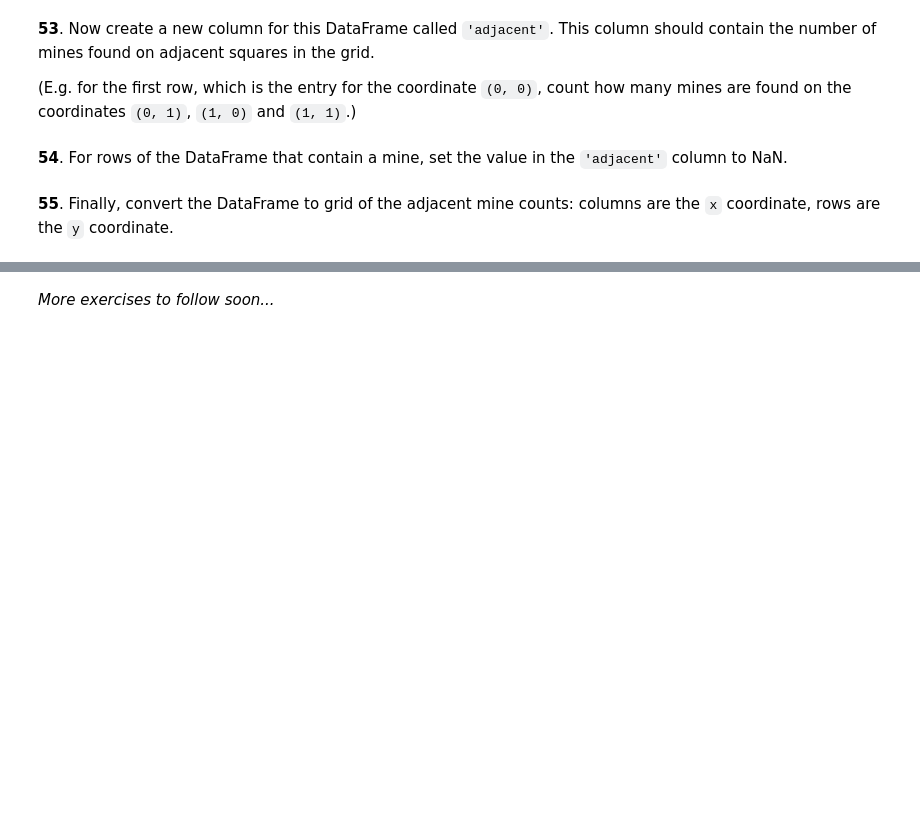
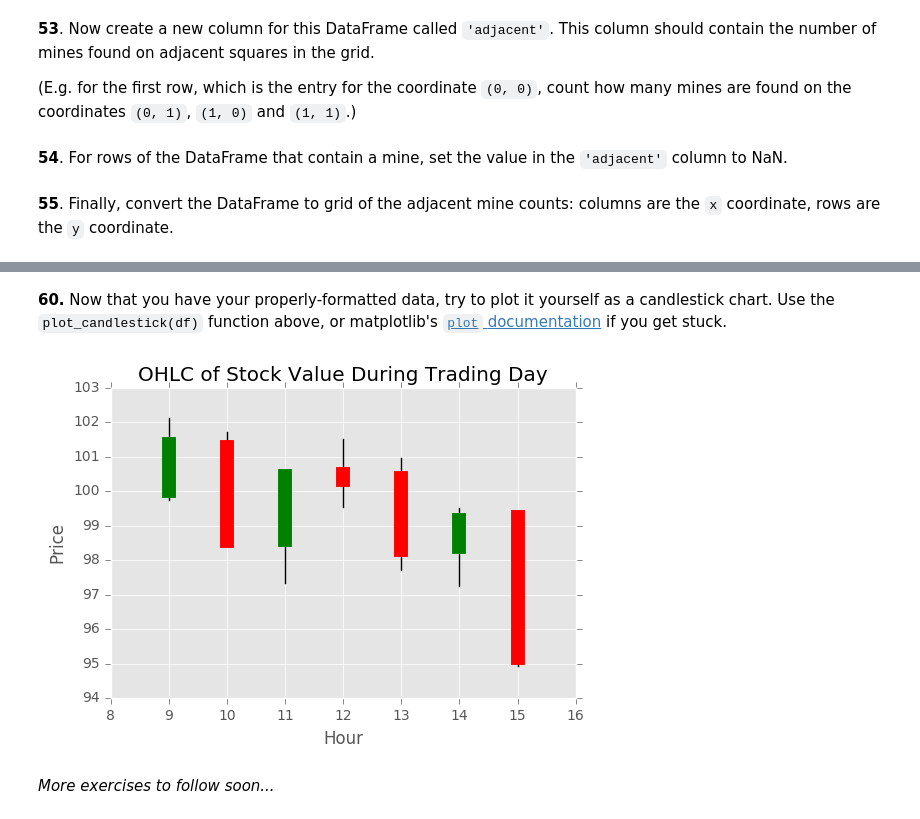
Before and after one commit to ajcr/100-pandas-puzzles, a Jupyter notebook: 100-pandas-puzzles-with-solutions.ipynb, the cells around one changed output, grey strips where cells are left out. Drawn from its saved outputs; the diff is of its cells as text; code cells hidden in the pictures; blank space fills up the shorter version.

````diff
--- a/100-pandas-puzzles-with-solutions.ipynb
+++ b/100-pandas-puzzles-with-solutions.ipynb
@@ -533,0 +660,3 @@ df.drop('mine', axis=1)\
+# %%
+df = day_stock_data()
+df.head()
@@ -533,0 +670,6 @@ df.drop('mine', axis=1)\
+# %%
+df.set_index("time", inplace = True)
+agg = df.resample("H").ohlc()
+agg.columns = agg.columns.droplevel()
+agg["color"] = (agg.close > agg.open).map({True:"green",False:"red"})
+agg.head()
@@ -534,2 +684,8 @@ df.drop('mine', axis=1)\
+# %% [markdown]
+**60.** Now that you have your properly-formatted data, try to plot it yourself as a candlestick chart.  Use the ```plot_candlestick(df)``` function above, or matplotlib's [```plot``` documentation](https://matplotlib.org/api/_as_gen/matplotlib.axes.Axes.plot.html) if you get stuck.
+# %%
+plot_candlestick(agg)
+# %% [output]
+[figure, added]
 # %% [markdown]
 *More exercises to follow soon...*
````
Also changed, not shown: parts of 12 cells of this notebook, 2 other files.
